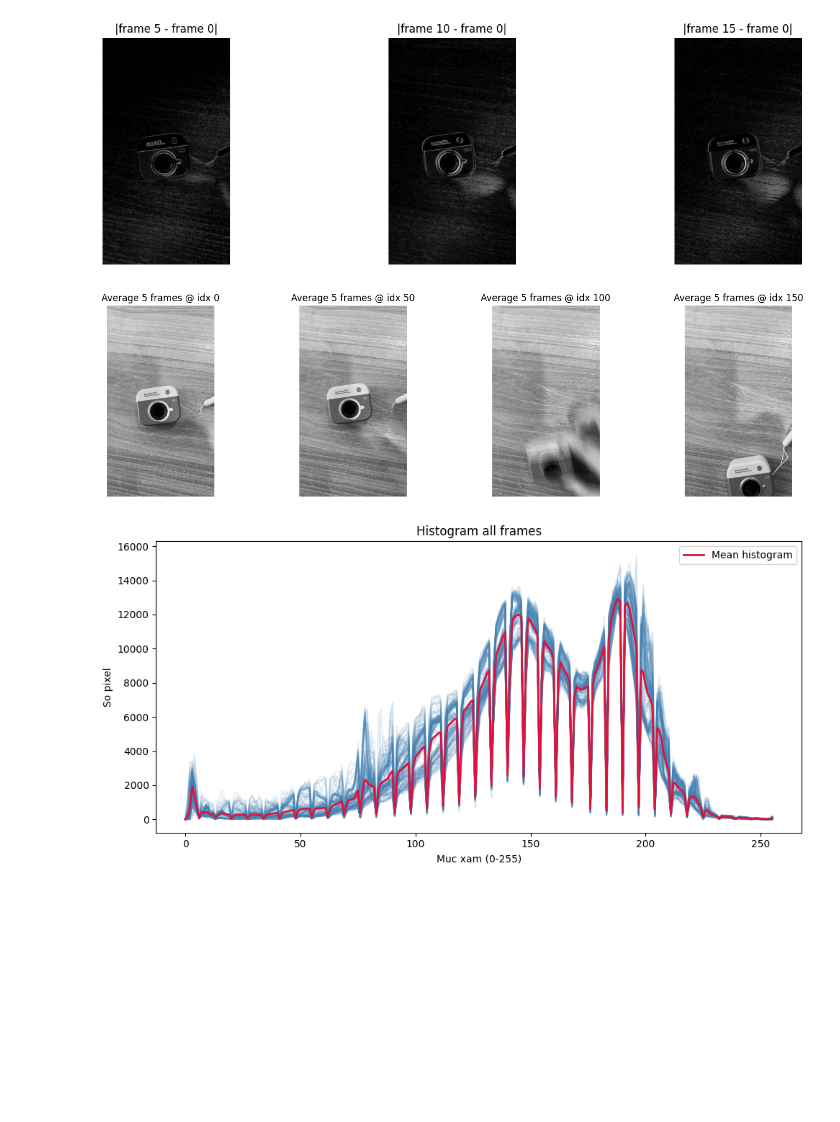
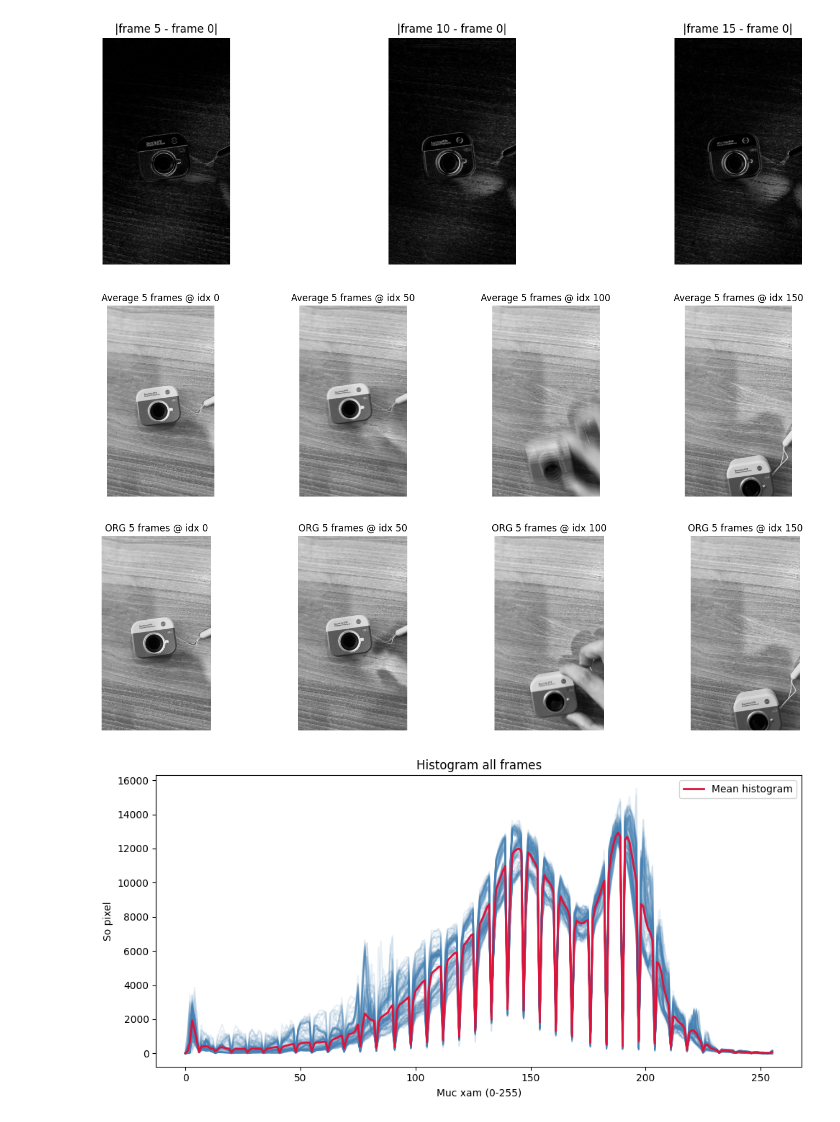
Before and after one commit to Sura3607/imageProcessing, a Jupyter notebook: lab2/lab2.ipynb, the cells around one changed output. Cells and saved outputs as stored; diff of their text form; code cells hidden in the pictures; blank space fills up the shorter version.

```diff
--- a/lab2/lab2.ipynb
+++ b/lab2/lab2.ipynb
@@ -62,19 +62,25 @@ show_images(
 # %%
 # Cau 3: Average Smoothing theo 5 khung hinh va hien thi ket qua
 
+frs = []
 avg5_frames = []
 for i in range(len(frames)):
     start = max(0, i - 2)
     end = min(len(frames), i + 3)
+    frs.append(frames[start:end])
     avg_frame = np.mean(np.stack(frames[start:end], axis=0), axis=0).astype(np.uint8)
     avg5_frames.append(avg_frame)
 
 sample_idx = np.linspace(0, len(frames) - 1, num=min(4, len(frames)), dtype=int)
 imgs = [avg5_frames[i] for i in sample_idx]
 titles = [f"Average 5 frames @ idx {i}" for i in sample_idx]
 show_images(imgs, titles)
+
+org =  [f"ORG 5 frames @ idx {i}" for i in sample_idx]
+show_images([frames[i] for i in sample_idx], org)
 # %% [output]
 [figure]
+[figure, added]
 # %%
 # Cau 4: Hien thi histogram (imhist) cua tat ca khung hinh video goc
 
```
Also changed, not shown: parts of 1 cell of this notebook, 1 other file.
